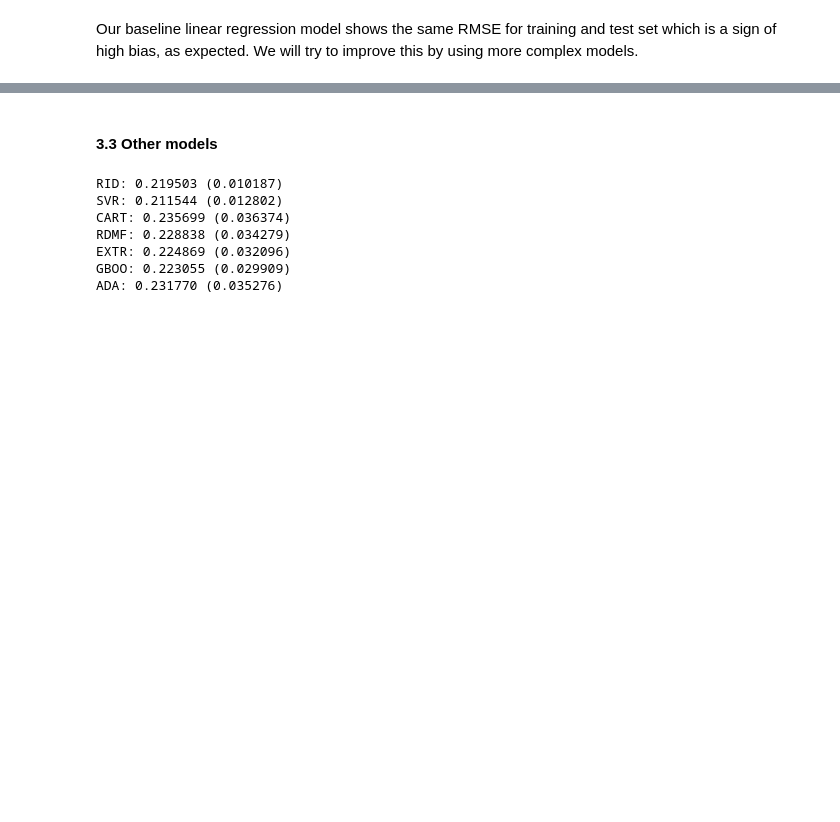
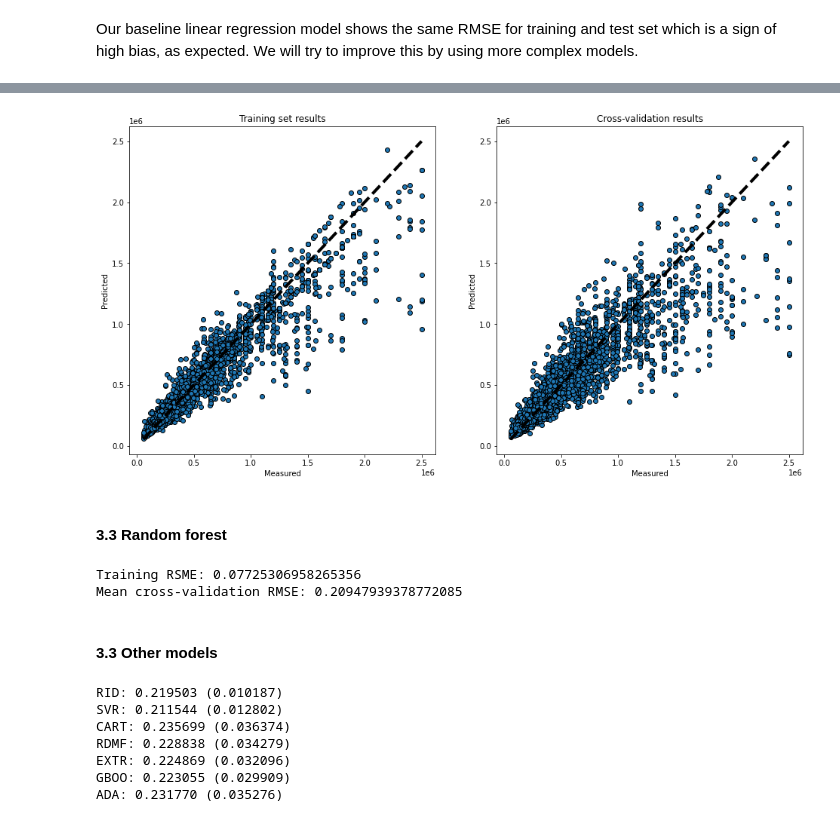
Before and after one commit to LazyEval/housing-prices-firenze, a Jupyter notebook: notebooks/3.5-LazyEval-modeling-outliers.ipynb, the cells around one changed output, grey strips where cells are left out. Drawn from its saved outputs; the diff is of its cells as text; code cells hidden in the pictures; blank space fills up the shorter version.

```diff
--- a/notebooks/3.5-LazyEval-modeling-outliers.ipynb
+++ b/notebooks/3.5-LazyEval-modeling-outliers.ipynb
@@ -178,3 +213,36 @@ Our baseline linear regression model shows the same RMSE for training and test s
+# %%
+# Plot predicted vs. true values
+exp_train = np.expm1(train_preds)
+exp_cv = np.expm1(cv_preds)
+exp_y = np.expm1(y_train)
+
+pred_plot = plot_predictions(exp_train, exp_cv, exp_y)
+plt.show()
+# %% [output]
+[figure, added]
+# %% [markdown]
+#### 3.3 Random forest
+# %%
+pipe = Pipeline([
+    ('preprocessing', nlin_pipeline),
+    ('model', RandomForestRegressor())
+])
+
+pipe.fit(X_train, y_train)
+train_preds = pipe.predict(X_train)
+
+# Train set score
+print('Training RSME: {}'.format(np.sqrt(mean_squared_error(y_train, train_preds))))
+
+# Cross-validation score
+scores = np.sqrt(-cross_val_score(pipe, X_train, y_train, scoring=scoring, cv=kf))
+print('Mean cross-validation RMSE: {}'.format(np.mean(scores)))
+
+# Cross-validation predictions
+cv_preds = cross_val_predict(pipe, X_train, y_train, cv=kf)
+# %% [output]
+Training RSME: 0.07725306958265356
+Mean cross-validation RMSE: 0.20947939378772085
 # %% [markdown]
 #### 3.3 Other models
 # %%
```
Also changed, not shown: parts of 9 cells of this notebook, 2 other files.
